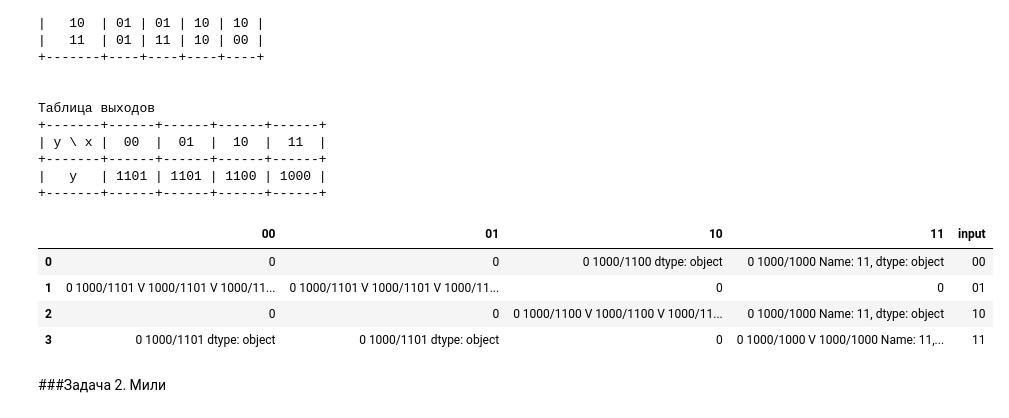
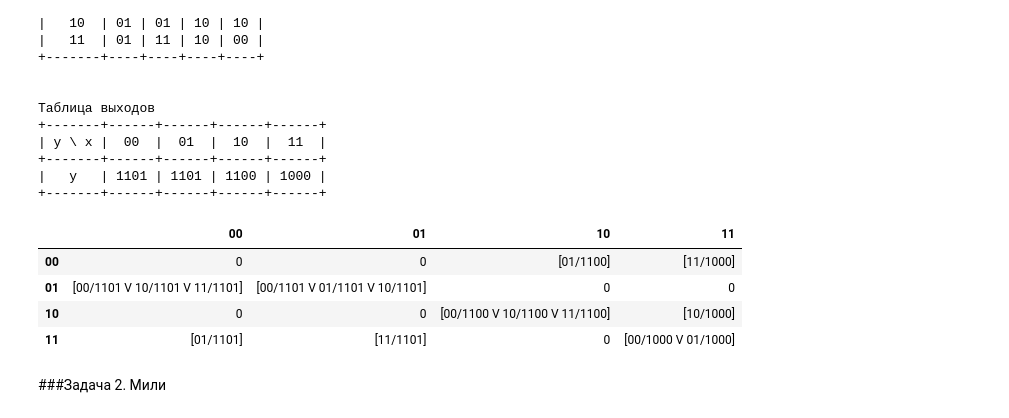
Before and after one commit to Viktory4121/MORD, a Jupyter notebook: КА.ipynb, the cells around one changed output. Saved outputs shown, nothing was run; the diff lists cells and outputs as text; code cells hidden in the pictures.

```diff
--- a/КА.ipynb
+++ b/КА.ipynb
@@ -100,12 +100,13 @@ def outputTable_Mili(p_inp, p_st, x, v):
 
 #матрица соединений
 def creatly_connection_table(trans, out):
-  table = pd.DataFrame('0', index=range(trans.shape[1]-1), columns=trans.columns)
+  table = pd.DataFrame('0', index=trans.index, columns=trans.columns)
   np_out = np.matrix(out.copy())
 
   #if(len(out) != 1):
   for i in range(table.shape[0]):
     table['input'][i] = table.columns[i]
+
 
   for i in table.columns[0:table.columns.shape[0]-1]:
     for j in range(table.shape[0]):
@@ -117,11 +118,12 @@ def creatly_connection_table(trans, out):
           if(len(np_out) > 1):
             table[i][j] += out[out.columns[out.shape[1]-1]][cell[k]] + "/" + out[i][cell[k]]
           else:
-            table[i][j] += out[out.columns[out.shape[1]-1]] + "/" + out[i]
+            table[i][j] += trans[trans.columns[trans.shape[1]-1]][cell[k]] + "/" + out[i]
 
           if k != len(cell) - 1:
             table[i][j] += " V "
 
+  table = table.drop('input', axis=1)
   return table
 
 #дописать функцию для формирования таблицы соединений для автомата Мура
@@ -279,20 +281,18 @@ output_table = outputTable_Mura(pos_inputs, pos_states, x, v)
 |   y   | 1101 | 1101 | 1100 | 1000 |
 +-------+------+------+------+------+
 # %%
-#Для удобства и простоты построения матрицы соединений, можно использовать тип DF
-truth_copy = pd.DataFrame(truth_table.copy(), columns = pos_states)
+truth_copy = pd.DataFrame(truth_table.copy(), columns = pos_states, index = pos_inputs)
 truth_copy['input'] = pd.Series([''.join(pos_inputs[i]) for i in range(len(pos_inputs))], index=truth_copy.index)
 
 out_copy = pd.DataFrame(np.matrix(output_table).copy(), columns = pos_states)
-#out_copy['input'] = pd.Series([''.join(pos_inputs[i]) for i in range(len(pos_inputs))], index=out_copy.index)
 
 creatly_connection_table(truth_copy, out_copy)
 # %% [output]
-|  | 00 | 01 | 10 | 11 | input |
-| 0 | 0 | 0 | 0 1000/1100 dtype: object | 0 1000/1000 Name: 11, dtype: object | 00 |
-| 1 | 0 1000/1101 V 1000/1101 V 1000/11... | 0 1000/1101 V 1000/1101 V 1000/11... | 0 | 0 | 01 |
-| 2 | 0 | 0 | 0 1000/1100 V 1000/1100 V 1000/11... | 0 1000/1000 Name: 11, dtype: object | 10 |
-| 3 | 0 1000/1101 dtype: object | 0 1000/1101 dtype: object | 0 | 0 1000/1000 V 1000/1000 Name: 11,... | 11 |
+|  | 00 | 01 | 10 | 11 |
+| 00 | 0 | 0 | [01/1100] | [11/1000] |
+| 01 | [00/1101 V 10/1101 V 11/1101] | [00/1101 V 01/1101 V 10/1101] | 0 | 0 |
+| 10 | 0 | 0 | [00/1100 V 10/1100 V 11/1100] | [10/1000] |
+| 11 | [01/1101] | [11/1101] | 0 | [00/1000 V 01/1000] |
 # %% [markdown]
 ###Задача 2. Мили
 # %%
```
Also changed, not shown: parts of 1 cell of this notebook.
